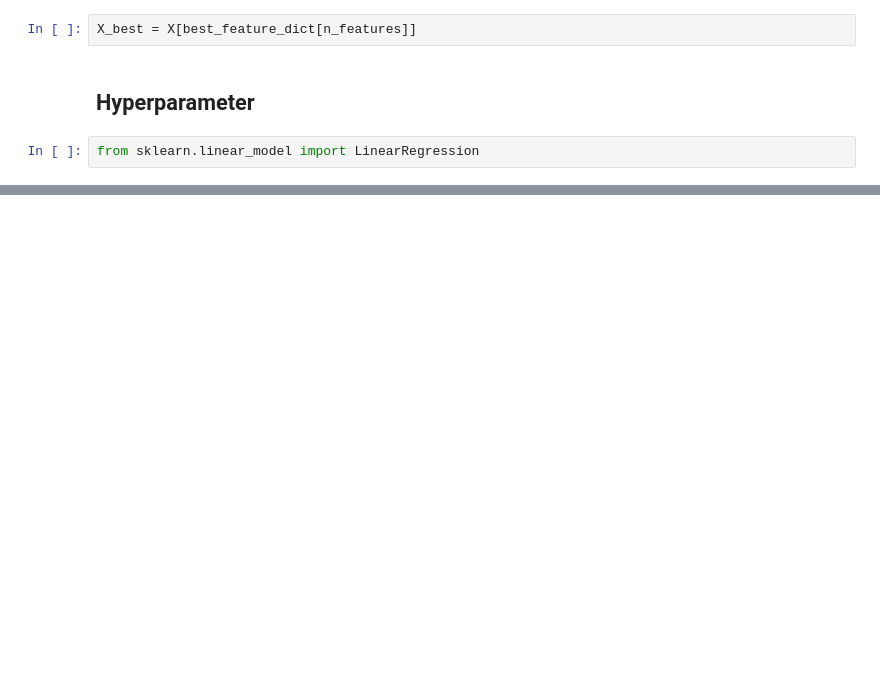
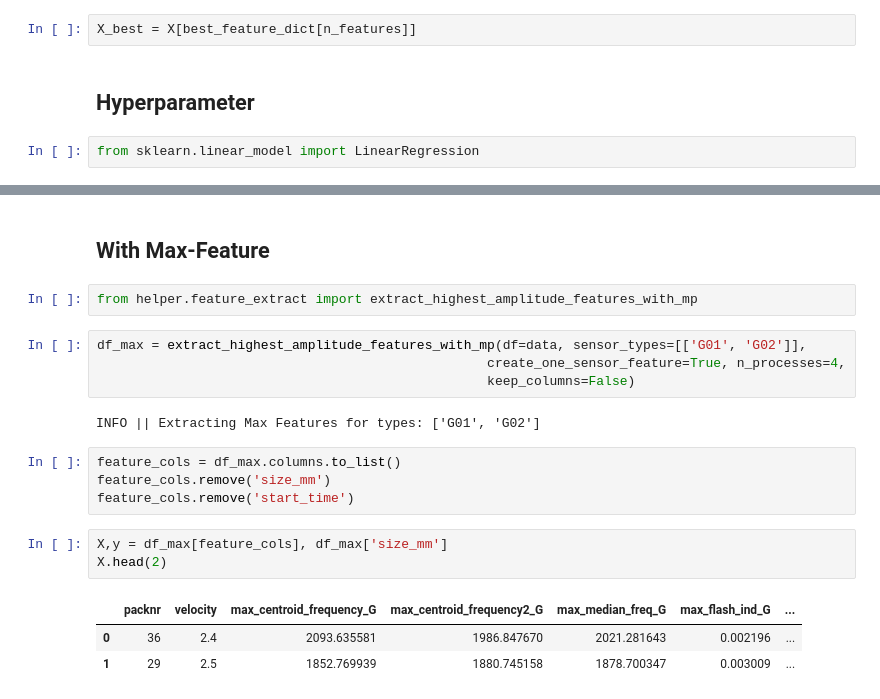
Before and after one commit to FiratSaritas/Safety-for-Alpine-Villages, a Jupyter notebook: model/Benchmark/benchmark_spg2.ipynb, the cells around one changed output, grey strips where cells are left out. Cells and saved outputs as stored; diff of their text form; blank space fills up the shorter version.

```diff
--- a/model/Benchmark/benchmark_spg2.ipynb
+++ b/model/Benchmark/benchmark_spg2.ipynb
@@ -99,0 +104,21 @@ Mean Resutls:  0.7484621268712873
+# %% [markdown]
+## With Max-Feature
+# %%
+from helper.feature_extract import extract_highest_amplitude_features_with_mp
+# %%
+df_max = extract_highest_amplitude_features_with_mp(df=data, sensor_types=[['G01', 'G02']],
+                                                  create_one_sensor_feature=True, n_processes=4,
+                                                  keep_columns=False)
+# %% [output]
+INFO || Extracting Max Features for types: ['G01', 'G02']
+# %%
+feature_cols = df_max.columns.to_list()
+feature_cols.remove('size_mm')
+feature_cols.remove('start_time')
+# %%
+X,y = df_max[feature_cols], df_max['size_mm']
+X.head(2)
+# %% [output]
+|  | packnr | velocity | max_centroid_frequency_G | max_centroid_frequency2_G | max_median_freq_G | max_flash_ind_G | ... |
+| 0 | 36 | 2.4 | 2093.635581 | 1986.847670 | 2021.281643 | 0.002196 | ... |
+| 1 | 29 | 2.5 | 1852.769939 | 1880.745158 | 1878.700347 | 0.003009 | ... |
```
Also changed, not shown: parts of 12 cells of this notebook, 2 other files.
